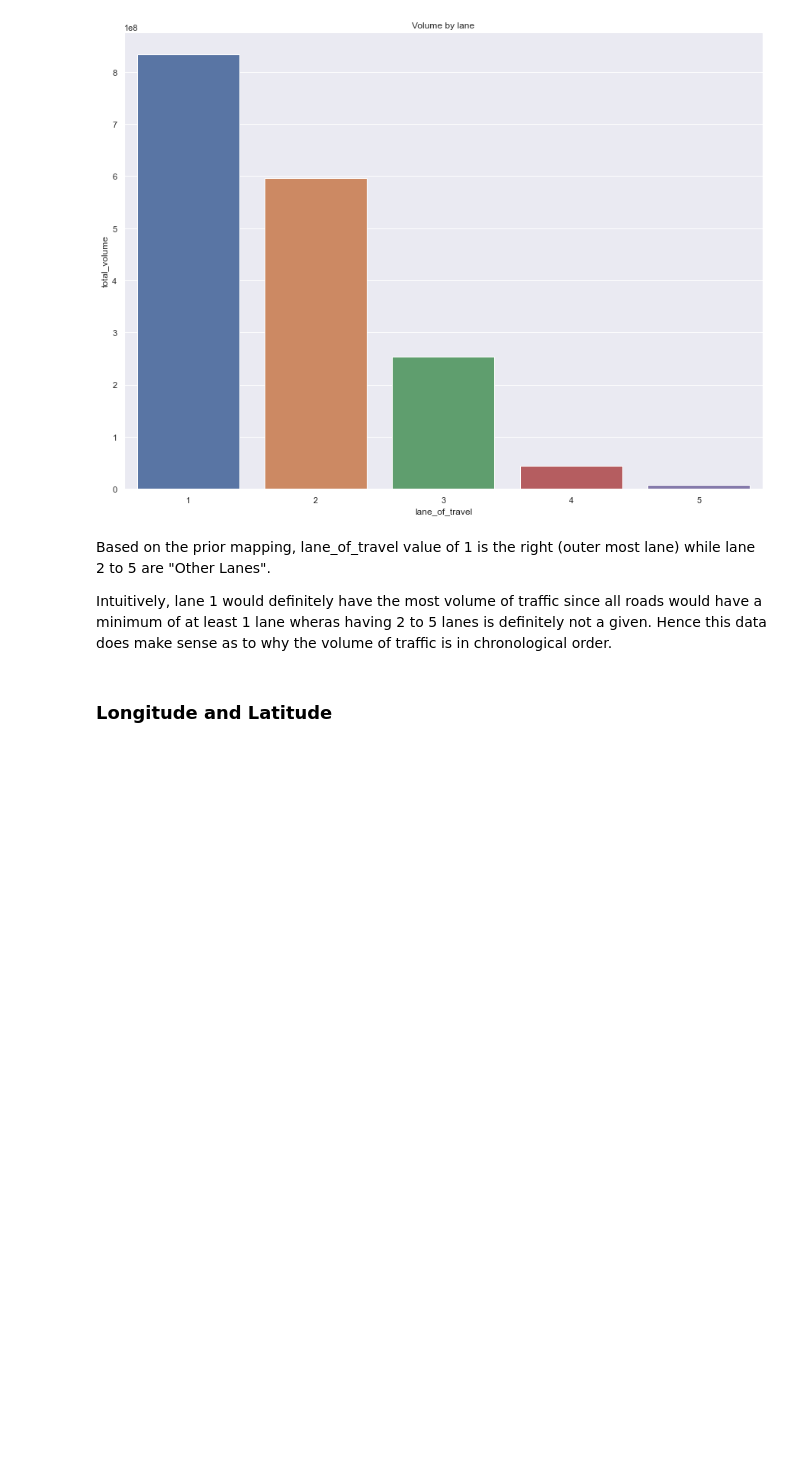
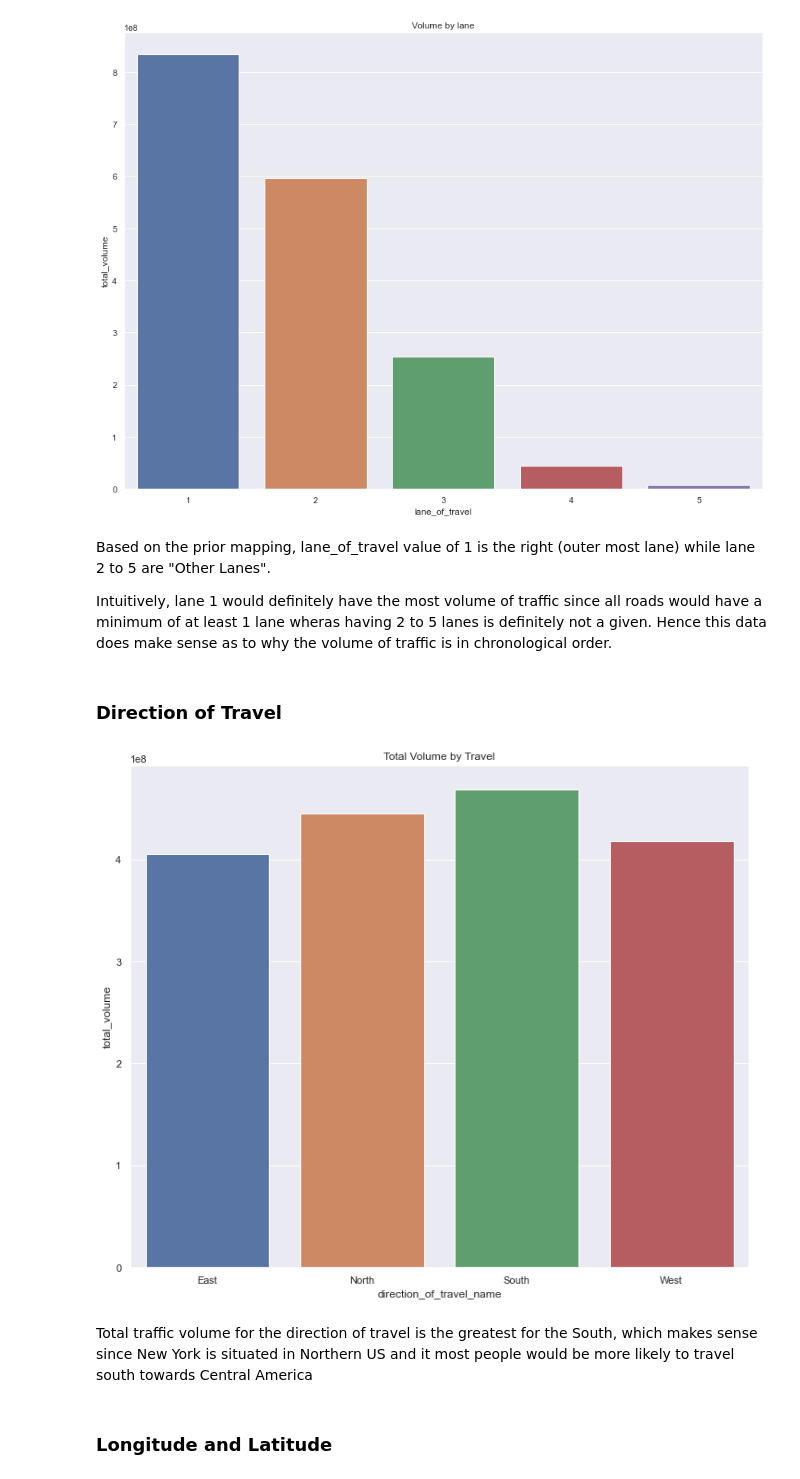
Before and after one commit to Daryl-PSH/us_traffic, a Jupyter notebook: notebooks/EDA.ipynb, the cells around one changed output. Drawn from its saved outputs; the diff is of its cells as text; code cells hidden in the pictures; blank space fills up the shorter version.

```diff
--- a/notebooks/EDA.ipynb
+++ b/notebooks/EDA.ipynb
@@ -271,9 +222,21 @@ plt.show()
 Based on the prior mapping, lane_of_travel value of 1 is the right (outer most lane) while lane 2 to 5 are "Other Lanes".
 
 Intuitively, lane 1 would definitely have the most volume of traffic since all roads would have a minimum of at least 1 lane wheras having 2 to 5 lanes is definitely not a given. Hence this data does make sense as to why the volume of traffic is in chronological order.
+# %% [markdown]
+### Direction of Travel
 # %%
 direction_of_travel_groupby = combined_df.groupby("direction_of_travel_name").sum()
 direction_of_travel_groupby.reset_index(inplace=True)
+# %%
+plot_dims = (12, 10)
+fig, ax= plt.subplots(figsize=plot_dims)
+plt.title("Total Volume by Travel")
+sns.barplot(x="direction_of_travel_name", y="total_volume", data=direction_of_travel_groupby)
+plt.show()
+# %% [output]
+[figure, added]
+# %% [markdown]
+Total traffic volume for the direction of travel is the greatest for the South, which makes sense since New York is situated in Northern US and it most people would be more likely to travel south towards Central America
 # %% [markdown]
 ### Longitude and Latitude
 # %% [markdown]
```
Also changed, not shown: parts of 32 cells of this notebook, 1 other file.
